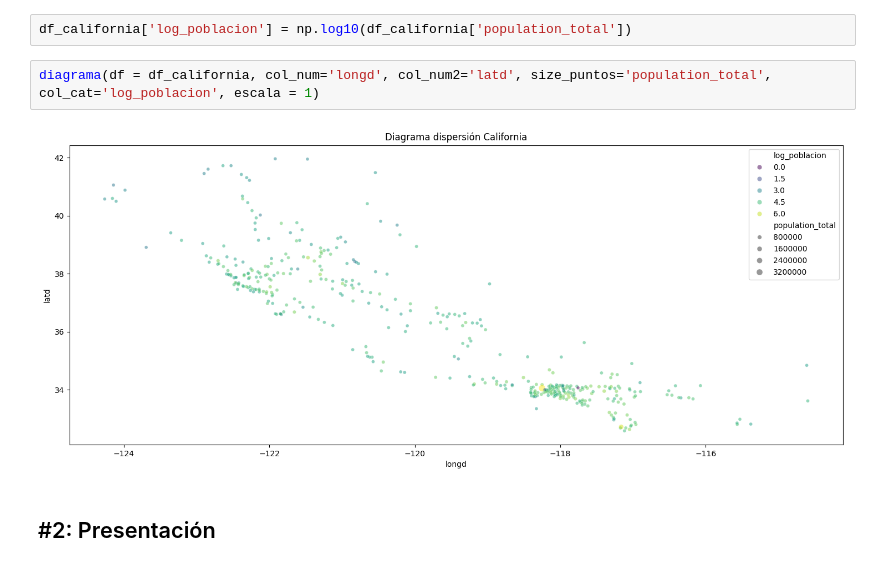
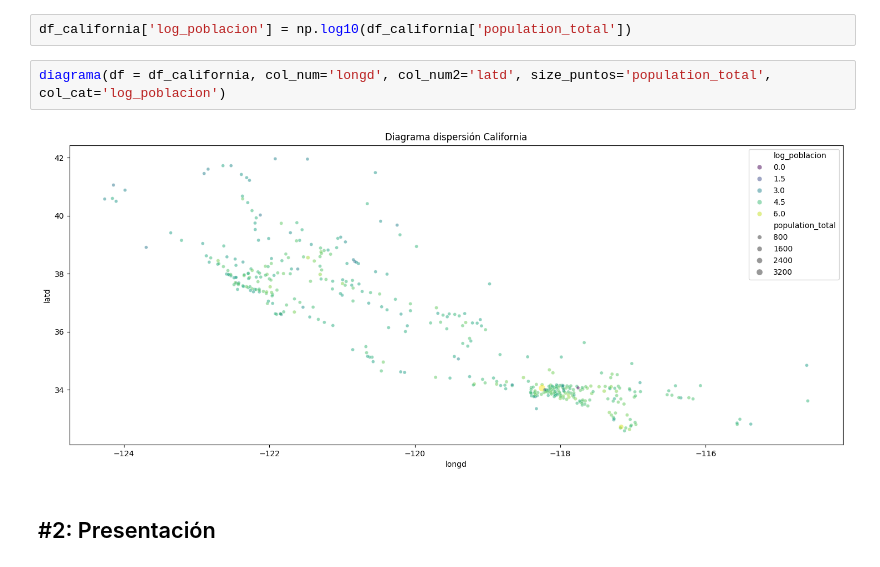
Before and after one commit to cristiancabezas/ONLINE_DS_THEBRIDGE_CRISTIAN, a Jupyter notebook: Sprint_08/Unidad_02/Practica_Obligatoria/18_Practica_Obligatoria_Visualizacion_Presentacion.ipynb, the cells around one changed output. Drawn from its saved outputs; the diff is of its cells as text.

```diff
--- a/Sprint_08/Unidad_02/Practica_Obligatoria/18_Practica_Obligatoria_Visualizacion_Presentacion.ipynb
+++ b/Sprint_08/Unidad_02/Practica_Obligatoria/18_Practica_Obligatoria_Visualizacion_Presentacion.ipynb
@@ -93,9 +93,9 @@ Un ejemplo de como podría salir para que lo tengas de referencia: (olvidate de
 # %%
 df_california['log_poblacion'] = np.log10(df_california['population_total'])
 # %%
-diagrama(df = df_california, col_num='longd', col_num2='latd', size_puntos='population_total', col_cat='log_poblacion', escala = 1)
+diagrama(df = df_california, col_num='longd', col_num2='latd', size_puntos='population_total', col_cat='log_poblacion')
 # %% [output]
-[figure, old version]
+[figure, new version]
 # %% [markdown]
 ## #2: Presentación
 # %% [markdown]
```
Also changed, not shown: 3 other files.
